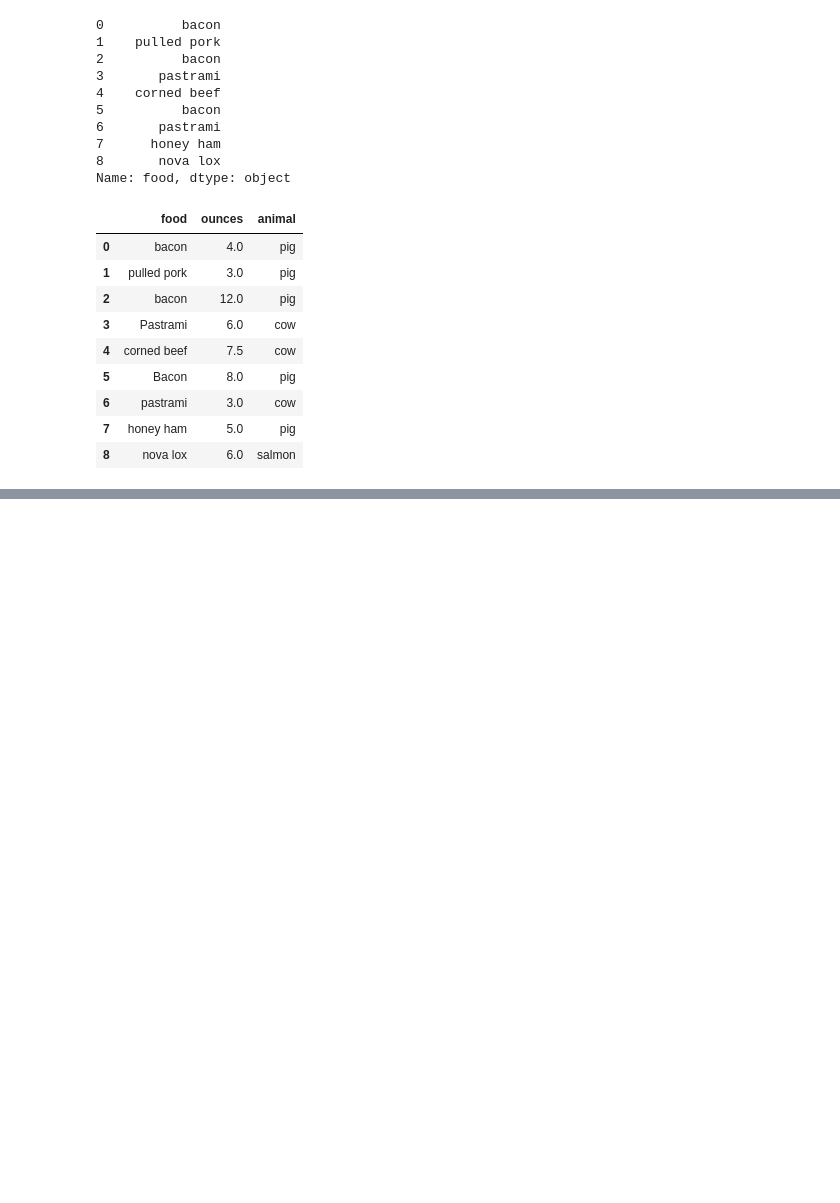
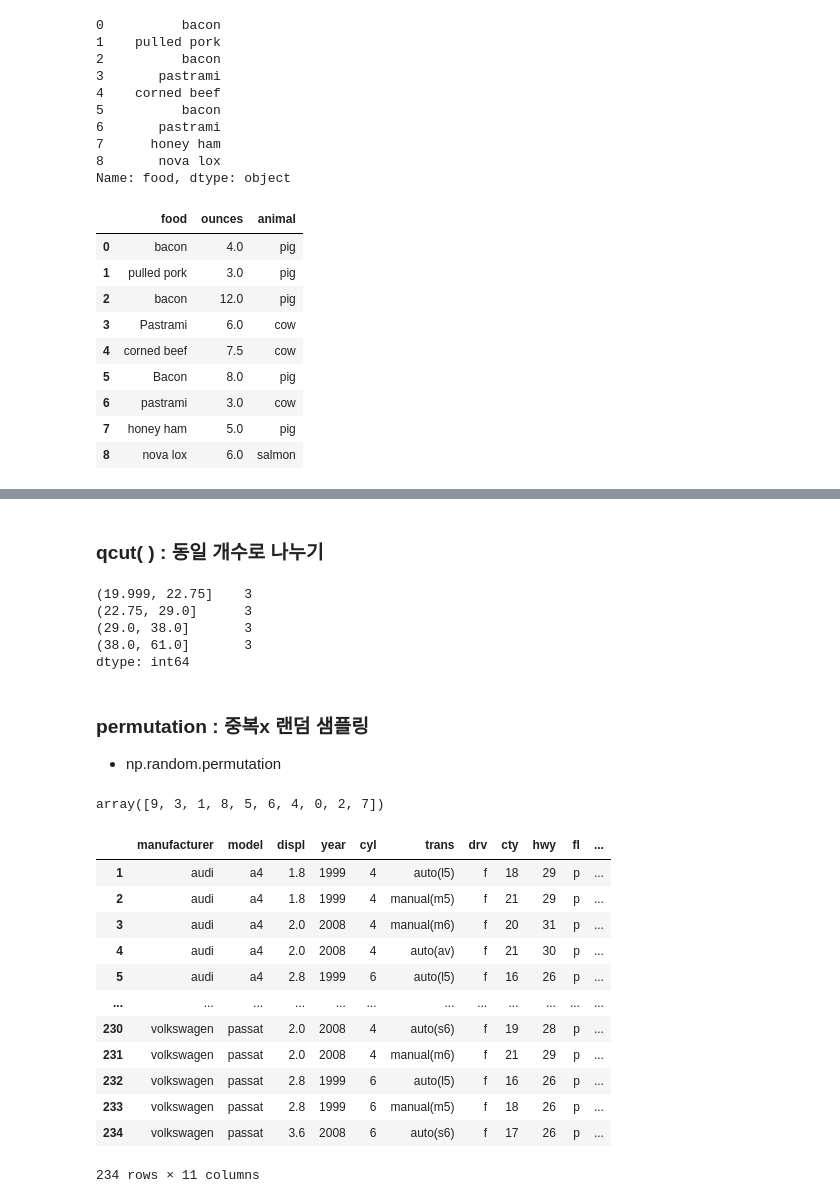
Before and after one commit to zzwony/Start_0920, a Jupyter notebook: redpython.ipynb, the cells around one changed output, grey strips where cells are left out. Cells and saved outputs as stored; diff of their text form; code cells hidden in the pictures; blank space fills up the shorter version.

```diff
--- a/redpython.ipynb
+++ b/redpython.ipynb
@@ -1615,0 +1874,2 @@ data
+# %% [markdown]
+### qcut( ) : 동일 개수로 나누기
@@ -1615,0 +1878,35 @@ data
+# %%
+qc = pd.qcut(ages, 4)
+qc.value_counts()
+# %% [output]
+(19.999, 22.75]    3
+(22.75, 29.0]      3
+(29.0, 38.0]       3
+(38.0, 61.0]       3
+dtype: int64
+# %% [markdown]
+### permutation : 중복x 랜덤 샘플링
+- np.random.permutation
+# %%
+import numpy as np
+np.random.permutation(10)  #중복없이 숫자가 랜덤하게 추출
+# %% [output]
+array([9, 3, 1, 8, 5, 6, 4, 0, 2, 7])
+# %%
+import pydataset
+mpg = pydataset.data('mpg')
+mpg
+# %% [output]
+|  | manufacturer | model | displ | year | cyl | trans | drv | cty | hwy | fl | ... |
+| 1 | audi | a4 | 1.8 | 1999 | 4 | auto(l5) | f | 18 | 29 | p | ... |
+| 2 | audi | a4 | 1.8 | 1999 | 4 | manual(m5) | f | 21 | 29 | p | ... |
+| 3 | audi | a4 | 2.0 | 2008 | 4 | manual(m6) | f | 20 | 31 | p | ... |
+| 4 | audi | a4 | 2.0 | 2008 | 4 | auto(av) | f | 21 | 30 | p | ... |
+| 5 | audi | a4 | 2.8 | 1999 | 6 | auto(l5) | f | 16 | 26 | p | ... |
+| ... | ... | ... | ... | ... | ... | ... | ... | ... | ... | ... | ... |
+| 230 | volkswagen | passat | 2.0 | 2008 | 4 | auto(s6) | f | 19 | 28 | p | ... |
+| 231 | volkswagen | passat | 2.0 | 2008 | 4 | manual(m6) | f | 21 | 29 | p | ... |
+| 232 | volkswagen | passat | 2.8 | 1999 | 6 | auto(l5) | f | 16 | 26 | p | ... |
+| 233 | volkswagen | passat | 2.8 | 1999 | 6 | manual(m5) | f | 18 | 26 | p | ... |
+| 234 | volkswagen | passat | 3.6 | 2008 | 6 | auto(s6) | f | 17 | 26 | p | ... |
+234 rows × 11 columns
```
Also changed, not shown: parts of 158 cells of this notebook.
